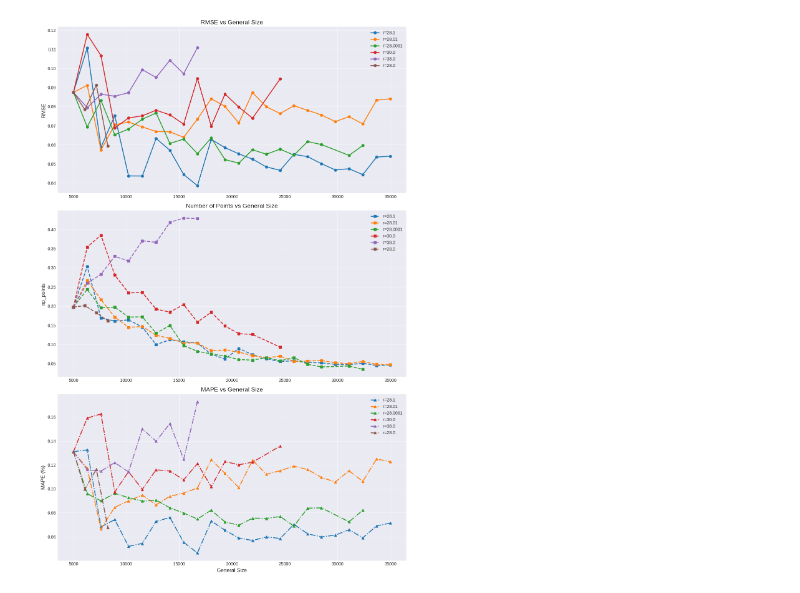
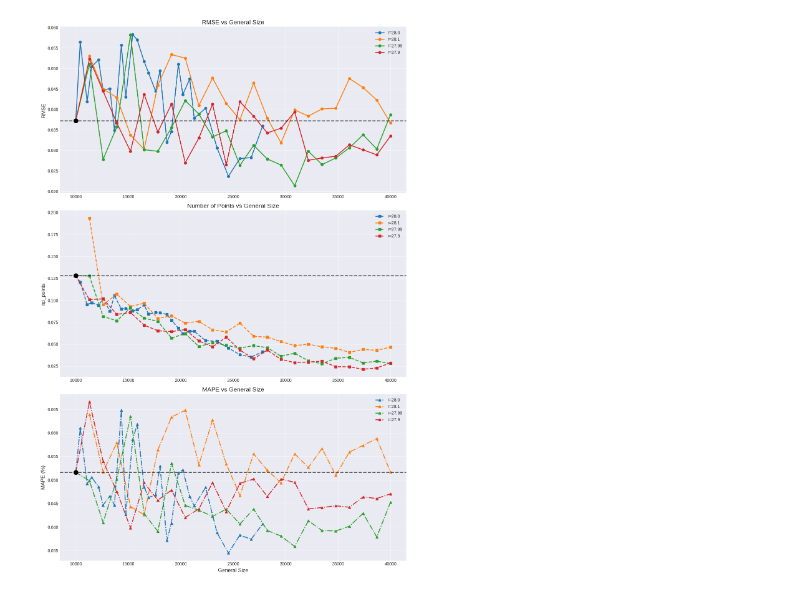
Before and after one commit to yaroslawwww/PaTHoP-assets, a Jupyter notebook: results/Size_experiment/exp.ipynb, the cells around one changed output. Drawn from its saved outputs; the diff is of its cells as text; code cells hidden in the pictures.

```diff
--- a/results/Size_experiment/exp.ipynb
+++ b/results/Size_experiment/exp.ipynb
@@ -17,9 +17,26 @@ df = pd.read_csv(
         'general_size'
     ]
 )
-
+df = df[100:]
 # Уникальные значения отклонений
 deviations = df['deviation'].unique()
+exclude_deviations = [10, 2, 0.01, 0.001, 0.0001, -1]
+df_filtered = df[~df['deviation'].isin(exclude_deviations)]
+
+# Для r=28 (deviation=0) удаляем точки с size < 10000
+df_r28 = df_filtered[df_filtered['deviation'] == 0]
+df_r28 = df_r28[df_r28['general_size'] >= 10000]
+df_others = df_filtered[df_filtered['deviation'] != 0]
+df_filtered = pd.concat([df_r28, df_others])
+
+# Уникальные значения отклонений после фильтрации
+deviations = df_filtered['deviation'].unique()
+
+# Находим точку с r=28 и size=10000
+reference_point = df_filtered[
+    (df_filtered['deviation'] == 0) &
+    (df_filtered['general_size'] == 10000)
+].iloc[0]
 
 # Создание фигуры с тремя субграфиками
 plt.figure(figsize=(12, 18))
@@ -28,8 +45,7 @@ plt.style.use('seaborn-v0_8-darkgrid')
 # График для RMSE
 plt.subplot(3, 1, 1)
 for d in deviations:
-    subset = df[df['deviation'] == d]
-    # Сортировка по general_size
+    subset = df_filtered[df_filtered['deviation'] == d]
     subset = subset.sort_values('general_size')
     plt.plot(
         subset['general_size'],
@@ -39,6 +55,11 @@ for d in deviations:
         markersize=6,
         label=f'r={d+28}'
     )
+
+# Добавляем горизонтальную линию и выделяем точку для RMSE
+plt.axhline(y=reference_point['rmses'], color='black', linestyle='--', linewidth=2, alpha=0.7)
+plt.plot(reference_point['general_size'], reference_point['rmses'], 'ko', markersize=10)
+
 plt.title('RMSE vs General Size', fontsize=14)
 plt.ylabel('RMSE', fontsize=12)
 plt.grid(True, alpha=0.7)
@@ -47,8 +68,7 @@ plt.legend()
 # График для np_points
 plt.subplot(3, 1, 2)
 for d in deviations:
-    subset = df[df['deviation'] == d]
-    # Сортировка по general_size
+    subset = df_filtered[df_filtered['deviation'] == d]
     subset = subset.sort_values('general_size')
     plt.plot(
         subset['general_size'],
@@ -58,33 +78,42 @@ for d in deviations:
         markersize=6,
         label=f'r={d+28}'
     )
+
+# Добавляем горизонтальную линию и выделяем точку для np_points
+plt.axhline(y=reference_point['np_points'], color='black', linestyle='--', linewidth=2, alpha=0.7)
+plt.plot(reference_point['general_size'], reference_point['np_points'], 'ko', markersize=10)
+
 plt.title('Number of Points vs General Size', fontsize=14)
 plt.ylabel('np_points', fontsize=12)
 plt.grid(True, alpha=0.7)
 plt.legend()
 
 # График для MAPE
 plt.subplot(3, 1, 3)
 for d in deviations:
-    subset = df[df['deviation'] == d]
-    # Сортировка по general_size
+    subset = df_filtered[df_filtered['deviation'] == d]
     subset = subset.sort_values('general_size')
     plt.plot(
         subset['general_size'],
         subset['mape'],
         '^-.',
         linewidth=2,
         markersize=6,
         label=f'r={d+28}'
     )
+
+# Добавляем горизонтальную линию и выделяем точку для MAPE
+plt.axhline(y=reference_point['mape'], color='black', linestyle='--', linewidth=2, alpha=0.7)
+plt.plot(reference_point['general_size'], reference_point['mape'], 'ko', markersize=10)
+
 plt.title('MAPE vs General Size', fontsize=14)
 plt.xlabel('General Size', fontsize=12)
 plt.ylabel('MAPE (%)', fontsize=12)
 plt.grid(True, alpha=0.7)
 plt.legend()
 
 plt.tight_layout()
 plt.savefig('sorted_metrics_vs_general_size.png', dpi=300)
 plt.show()
 # %% [output]
-[figure, old version]
+[figure, new version]
```
Also changed, not shown: 3 other files.
